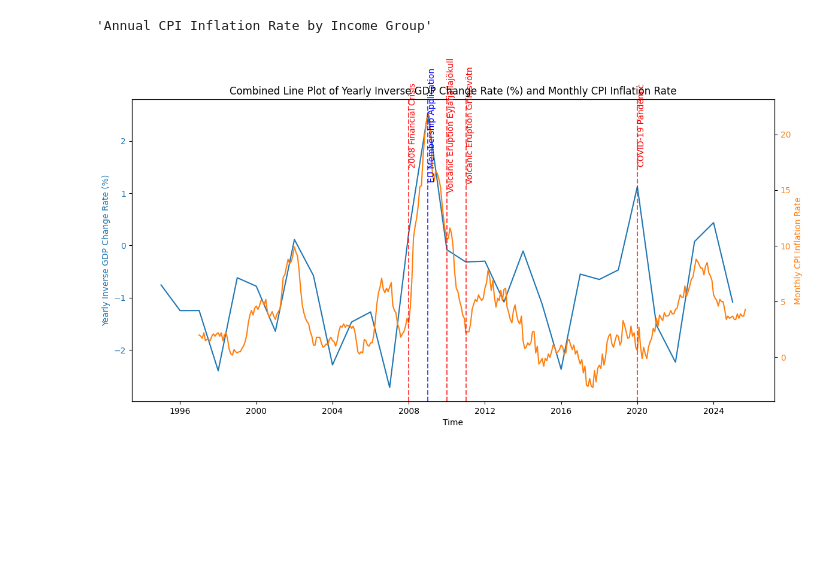
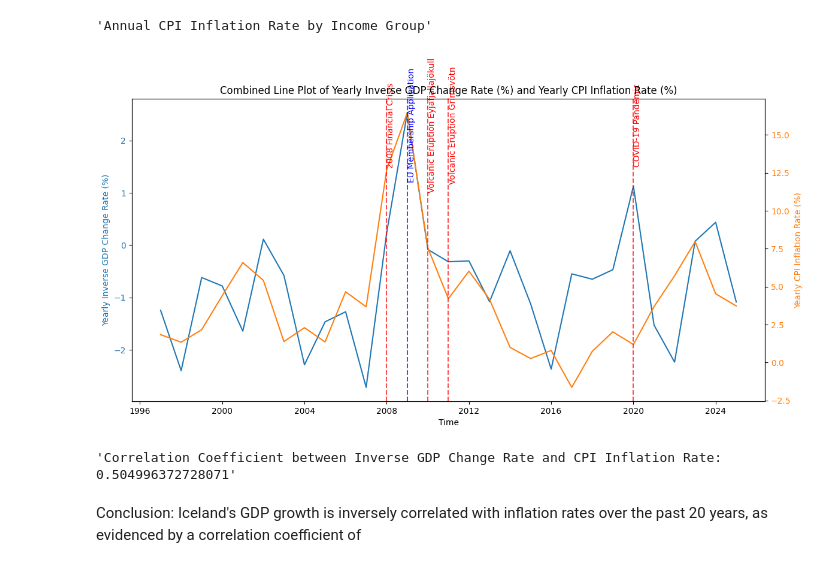
Before and after one commit to muffindud/iceland-data-analysis, a Jupyter notebook: main.ipynb, the cells around one changed output. Drawn from its saved outputs; the diff is of its cells as text; code cells hidden in the pictures; blank space fills up the shorter version.

Commit message:
ad correlation for 1

```diff
--- a/main.ipynb
+++ b/main.ipynb
@@ -362,9 +362,14 @@ def combine_to_yearly(
 ) -> pd.DataFrame:
     df = src_df.copy()
     df = df[["time", "value"]]
+    df["time"] = pd.to_datetime(df["time"])
     df = df.set_index("time")
-    df_yearly = df.resample("YE").mean().reset_index()
-    df_yearly["time"] = df_yearly["time"].dt.year.astype(str)
+
+    df_yearly = df.resample('YE').mean().reset_index()
+    # df_yearly["time"] = df_yearly["time"].dt.year.astype(str)
+
+    # set the year at the start of the year
+    df_yearly["time"] = df_yearly["time"].dt.strftime('%Y-01-01')
 
     return df_yearly
 # %%
@@ -604,12 +609,42 @@ display(prc_hicp_inw.title)
 'Monthly CPI Inflation Rate'
 'Annual CPI Inflation Rate by Income Group'
 # %%
-namq_10_gdp_changes_y = get_opposite_trend_data(combine_to_yearly(get_change_rates(namq_10_gdp)))
-namq_10_gdp_changes_y.title = "Yearly Inverse GDP Change Rate (%)"
+namq_10_gdp_changes_y_inverse = get_opposite_trend_data(combine_to_yearly(get_change_rates(namq_10_gdp)))
+prc_hicp_manr_yearly = combine_to_yearly(prc_hicp_manr)
+
+# trim so both have same time range
+start_date = max(namq_10_gdp_changes_y_inverse["time"].min(), prc_hicp_manr_yearly["time"].min())
+end_date = min(namq_10_gdp_changes_y_inverse["time"].max(), prc_hicp_manr_yearly["time"].max())
+namq_10_gdp_changes_y_inverse = namq_10_gdp_changes_y_inverse[
+    (namq_10_gdp_changes_y_inverse["time"] >= start_date) &
+    (namq_10_gdp_changes_y_inverse["time"] <= end_date)
+]
+prc_hicp_manr_yearly = prc_hicp_manr_yearly[
+    (prc_hicp_manr_yearly["time"] >= start_date) &
+    (prc_hicp_manr_yearly["time"] <= end_date)
+]
+
+namq_10_gdp_changes_y_inverse.title = "Yearly Inverse GDP Change Rate (%)"
+namq_10_gdp_changes_y_inverse.name = "Yearly Inverse GDP Change Rate (%)"
+prc_hicp_manr_yearly.title = "Yearly CPI Inflation Rate (%)"
+prc_hicp_manr_yearly.name = "Yearly CPI Inflation Rate (%)"
 
 make_combined_line_plot(
-    namq_10_gdp_changes_y,
-    prc_hicp_manr
+    namq_10_gdp_changes_y_inverse,
+    prc_hicp_manr_yearly
 ).show()
+
+# get correlation coefficient
+correlation_df = pd.merge(
+    namq_10_gdp_changes_y_inverse,
+    prc_hicp_manr_yearly,
+    on="time",
+    suffixes=("_gdp", "_inflation")
+)
+correlation_coefficient = correlation_df["value_gdp"].corr(correlation_df["value_inflation"])
+display(f"Correlation Coefficient between Inverse GDP Change Rate and CPI Inflation Rate: {correlation_coefficient}")
 # %% [output]
-[figure, old version]
+[figure, new version]
+'Correlation Coefficient between Inverse GDP Change Rate and CPI Inflation Rate: 0.504996372728071'
+# %% [markdown]
+Conclusion: Iceland's GDP growth is inversely correlated with inflation rates over the past 20 years, as evidenced by a correlation coefficient of
```
